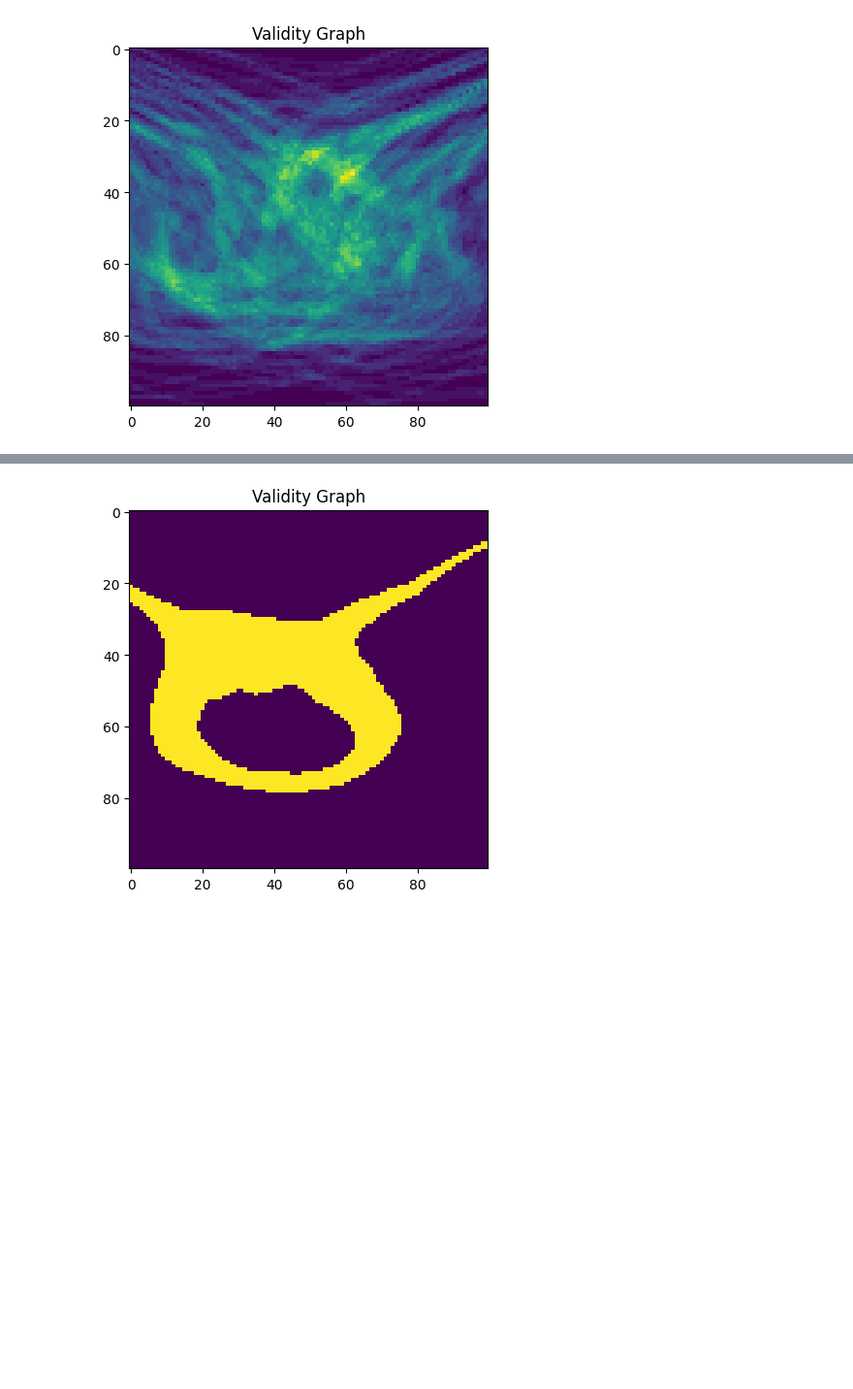
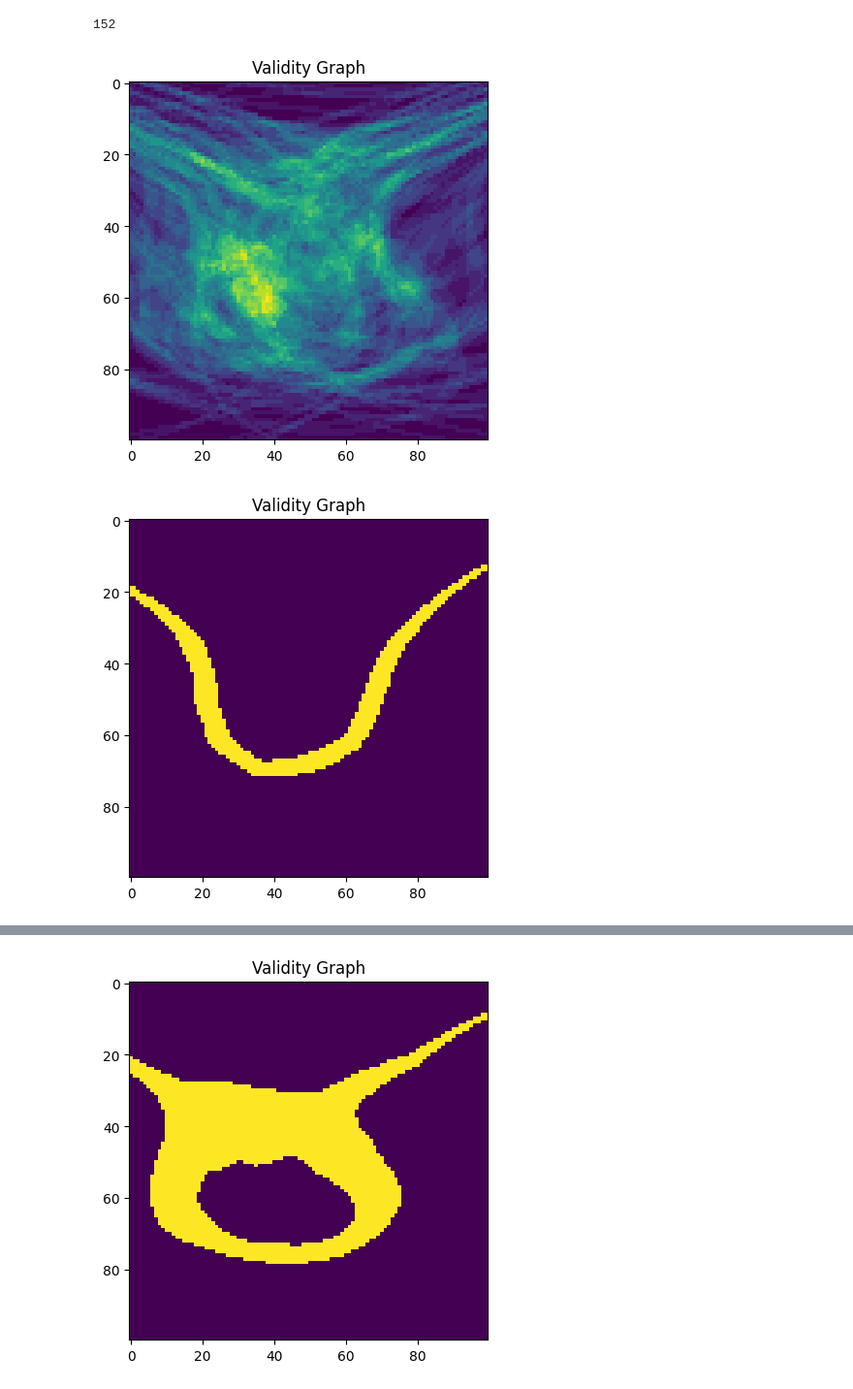
Before and after one commit to toazbenj/racing_sembas, a Jupyter notebook: examples/exploring_bnn_perf/test.ipynb, the cells around one changed output, grey strips where cells are left out. Shown at 97% size. Cells and saved outputs as stored; diff of their text form; code cells hidden in the pictures; blank space fills up the shorter version.

```diff
--- a/examples/exploring_bnn_perf/test.ipynb
+++ b/examples/exploring_bnn_perf/test.ipynb
@@ -36,8 +41,15 @@ def combine(networks, n: int = 100, ax = None):
 # %%
+n_nets = 548
 networks = []
-for i in range(100):
+for i in [x for x in range(n_nets) if x not in skip_list]:
     networks.append(load(i))
 # %%
-combine(networks)
+len(networks)
 # %% [output]
-[figure, removed]
+152
+# %%
+combine(networks[:100])
+combine(networks[101:102])
+# %% [output]
+[figure, added]
+[figure, added]
```
Also changed, not shown: parts of 4 cells of this notebook.
